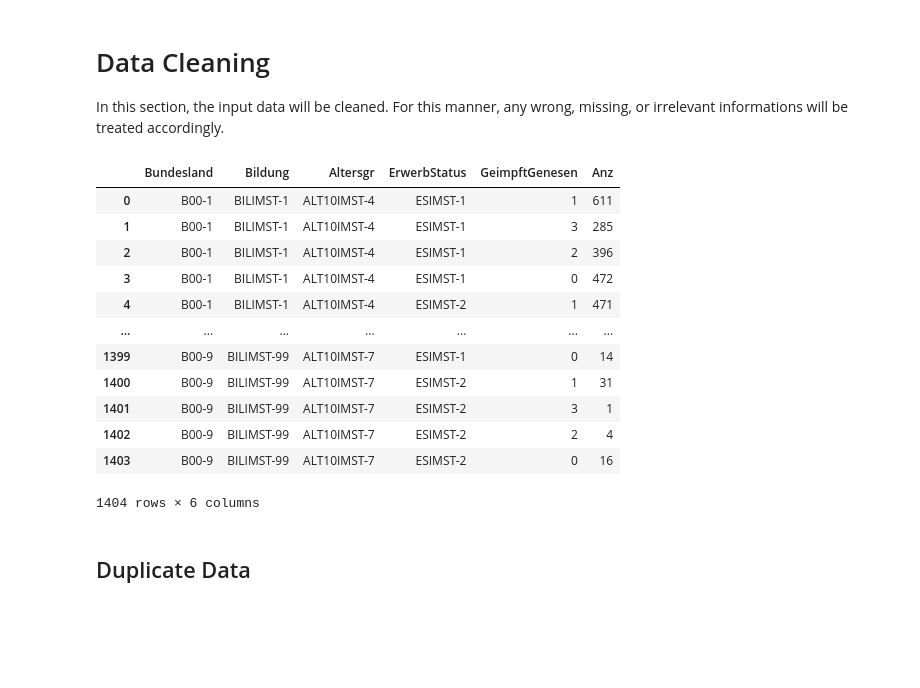
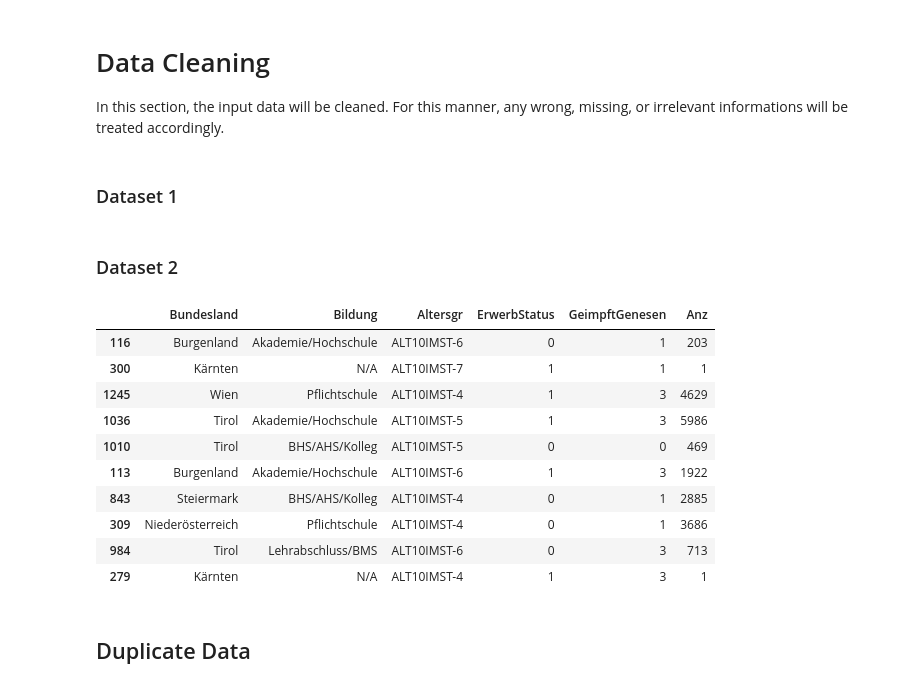
Before and after one commit to Sormy23/DataScience_CoronaStatistics, a Jupyter notebook: mini_projekt.ipynb, the cells around one changed output. Saved outputs shown, nothing was run; the diff lists cells and outputs as text; code cells hidden in the pictures; blank space fills up the shorter version.

```diff
--- a/mini_projekt.ipynb
+++ b/mini_projekt.ipynb
@@ -156,33 +156,62 @@ dataset2.describe()
 # %% [markdown]
 # Data Cleaning
 In this section, the input data will be cleaned. For this manner, any wrong, missing, or irrelevant informations will be treated accordingly.
+# %% [markdown]
+### Dataset 1
 # %%
 geimpftGenesenDict = {"IMST-4": 0, #nothing
                       "IMST-1": 1, #vacc
                       "IMST-3": 2, #recov
                       "IMST-2": 3} #vacc + recov
 
-dataset1["GebLand"] = dataset1["GebLand"].map({"GLIMST-1": "AT",
+dataset1["GebLand"] = dataset1["GebLand"].map({"GLIMST-1": "INLAND",
                                                "GLIMST-2": "AUSLAND"})
+
 dataset1["Geschl"] = dataset1["Geschl"].map({"C11-1": "m",
                                              "C11-2": "f"})
+
 dataset1["GeimpftGenesen"] = dataset1["GeimpftGenesen"].map(geimpftGenesenDict)
-
-dataset2["GeimpftGenesen"] = dataset2["GeimpftGenesen"].map(geimpftGenesenDict)
-# %% [output]
-|  | Bundesland | Bildung | Altersgr | ErwerbStatus | GeimpftGenesen | Anz |
-| 0 | B00-1 | BILIMST-1 | ALT10IMST-4 | ESIMST-1 | 1 | 611 |
-| 1 | B00-1 | BILIMST-1 | ALT10IMST-4 | ESIMST-1 | 3 | 285 |
-| 2 | B00-1 | BILIMST-1 | ALT10IMST-4 | ESIMST-1 | 2 | 396 |
-| 3 | B00-1 | BILIMST-1 | ALT10IMST-4 | ESIMST-1 | 0 | 472 |
-| 4 | B00-1 | BILIMST-1 | ALT10IMST-4 | ESIMST-2 | 1 | 471 |
-| ... | ... | ... | ... | ... | ... | ... |
-| 1399 | B00-9 | BILIMST-99 | ALT10IMST-7 | ESIMST-1 | 0 | 14 |
-| 1400 | B00-9 | BILIMST-99 | ALT10IMST-7 | ESIMST-2 | 1 | 31 |
-| 1401 | B00-9 | BILIMST-99 | ALT10IMST-7 | ESIMST-2 | 3 | 1 |
-| 1402 | B00-9 | BILIMST-99 | ALT10IMST-7 | ESIMST-2 | 2 | 4 |
-| 1403 | B00-9 | BILIMST-99 | ALT10IMST-7 | ESIMST-2 | 0 | 16 |
-1404 rows × 6 columns
+# %% [markdown]
+### Dataset 2
+# %%
+bundeslandDict = {
+    "B00-1": "Burgenland",
+    "B00-2": "Kärnten",
+    "B00-3": "Niederösterreich",
+    "B00-4": "Oberösterreich",
+    "B00-5": "Salzburg",
+    "B00-6": "Steiermark",
+    "B00-7": "Tirol",
+    "B00-8": "Vorarlberg",
+    "B00-9": "Wien"
+}
+
+dataset2["Bundesland"] = dataset2["Bundesland"].map(bundeslandDict)
+
+dataset2["GeimpftGenesen"] = dataset2["GeimpftGenesen"].map(geimpftGenesenDict)
+
+dataset2["Bildung"] = dataset2["Bildung"].map({"BILIMST-1": "Pflichtschule",
+                                               "BILIMST-2": "Lehrabschluss/BMS",
+                                               "BILIMST-3": "BHS/AHS/Kolleg",
+                                               "BILIMST-4": "Akademie/Hochschule",
+                                               "BILIMST-99": "N/A"})
+
+dataset2["ErwerbStatus"] = dataset2["ErwerbStatus"].map({"ESIMST-1": 1,
+                                                         "ESIMST-2": 0})
+
+dataset2.sample(10)
+# %% [output]
+|  | Bundesland | Bildung | Altersgr | ErwerbStatus | GeimpftGenesen | Anz |
+| 116 | Burgenland | Akademie/Hochschule | ALT10IMST-6 | 0 | 1 | 203 |
+| 300 | Kärnten | N/A | ALT10IMST-7 | 1 | 1 | 1 |
+| 1245 | Wien | Pflichtschule | ALT10IMST-4 | 1 | 3 | 4629 |
+| 1036 | Tirol | Akademie/Hochschule | ALT10IMST-5 | 1 | 3 | 5986 |
+| 1010 | Tirol | BHS/AHS/Kolleg | ALT10IMST-5 | 0 | 0 | 469 |
+| 113 | Burgenland | Akademie/Hochschule | ALT10IMST-6 | 1 | 3 | 1922 |
+| 843 | Steiermark | BHS/AHS/Kolleg | ALT10IMST-4 | 0 | 1 | 2885 |
+| 309 | Niederösterreich | Pflichtschule | ALT10IMST-4 | 0 | 1 | 3686 |
+| 984 | Tirol | Lehrabschluss/BMS | ALT10IMST-6 | 0 | 3 | 713 |
+| 279 | Kärnten | N/A | ALT10IMST-4 | 1 | 3 | 1 |
 # %% [markdown]
 ## Duplicate Data
 # %%
```
Also changed, not shown: parts of 6 cells of this notebook.
